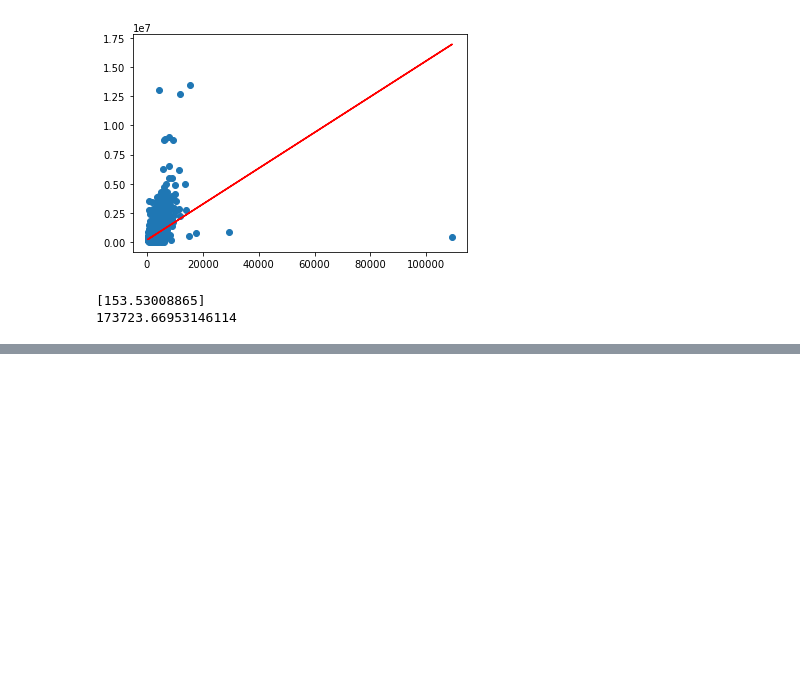
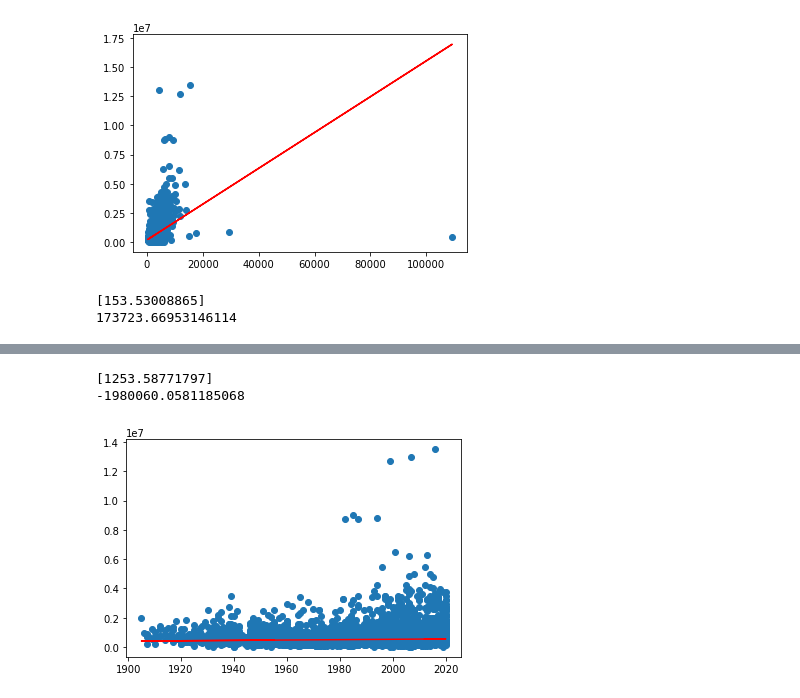
Before and after one commit to LaharikaSCU/Austin_Project, a Jupyter notebook: housing_market_prediction.ipynb, the cells around one changed output, grey strips where cells are left out. Saved outputs shown, nothing was run; the diff lists cells and outputs as text; code cells hidden in the pictures; blank space fills up the shorter version.

```diff
--- a/housing_market_prediction.ipynb
+++ b/housing_market_prediction.ipynb
@@ -182,0 +196,2 @@ print(model.intercept_)
+# %%
+X = housing_df.yearBuilt.values.reshape(-1,1) # reshape two arguments
@@ -182,0 +209,11 @@ print(model.intercept_)
+# %%
+plt.scatter(X,y)
+plt.plot(X,y_pred, color='red')
+
+print(model.coef_)
+print(model.intercept_)
+plt.show()
+# %% [output]
+[1253.58771797]
+-1980060.0581185068
+[figure, added]
```
Also changed, not shown: parts of 7 cells of this notebook.
